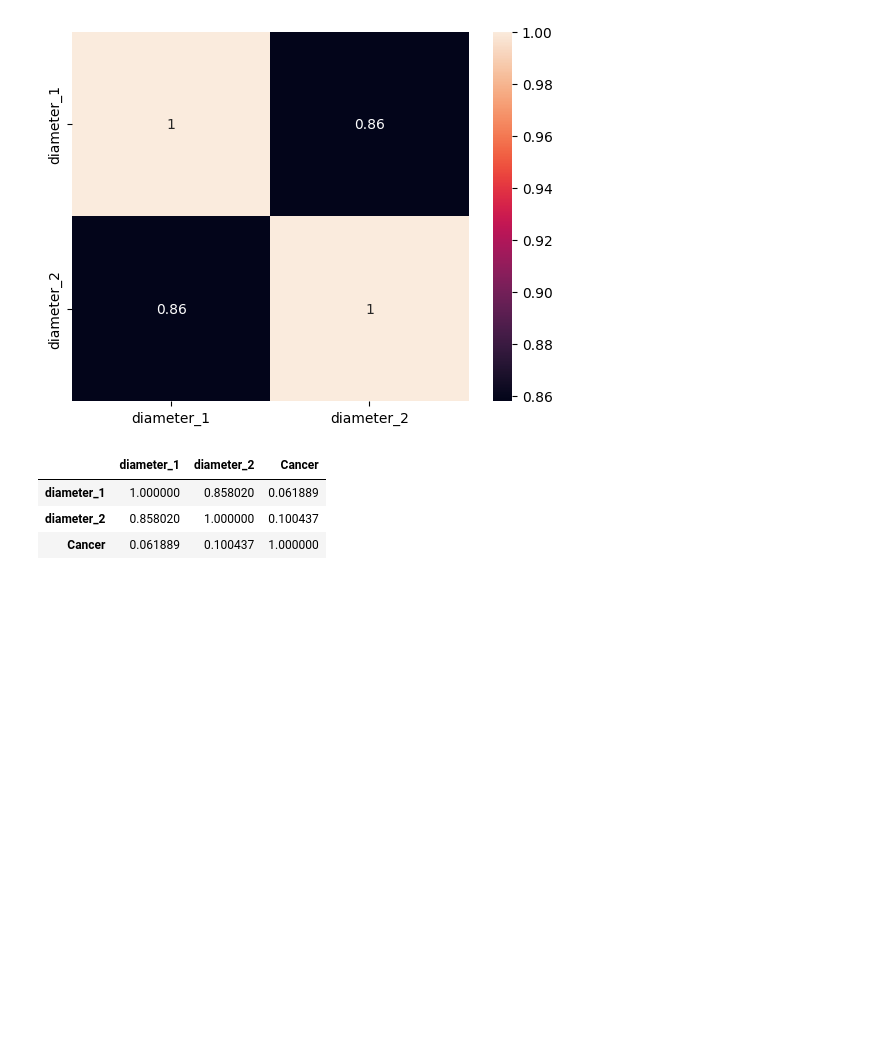
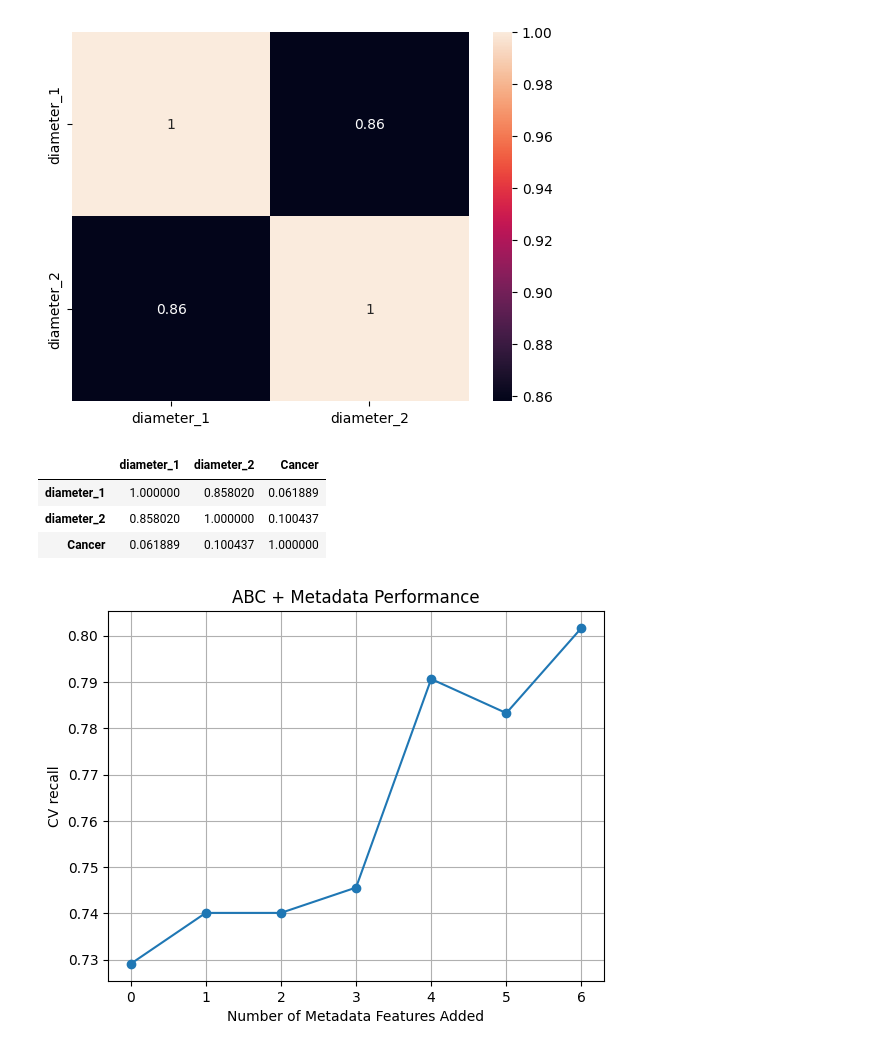
Before and after one commit to mirkagem/2025-FYP-groupG, a Jupyter notebook: model_combined.ipynb, the cells around one changed output. Saved outputs shown, nothing was run; the diff lists cells and outputs as text; code cells hidden in the pictures; blank space fills up the shorter version.

Commit message:
updated combined model - exploring idea to loop

```diff
--- a/model_combined.ipynb
+++ b/model_combined.ipynb
@@ -196,48 +196,58 @@ Name: Cancer, dtype: float64
 | diameter_2 | 0.858020 | 1.000000 | 0.100437 |
 | Cancer | 0.061889 | 0.100437 | 1.000000 |
 # %%
+from sklearn.feature_selection import SelectKBest, mutual_info_classif
+from sklearn.model_selection import cross_validate
+from sklearn.tree import DecisionTreeClassifier
+from sklearn.feature_selection import SelectKBest, mutual_info_classif
+from sklearn.preprocessing import MinMaxScaler
+import pandas as pd
+import matplotlib.pyplot as plt
+
+
 abc_features = ['A - worst asymmetry', 'B - compactness', 'C - red variance',
        'C - green variance', 'C - blue variance']
 metadata_features = ['grew', 'bleed', 'elevation', 'hurt', 'diameter_2','itch']
-lifestyle_features = ['smoke', 'drink', 'pesticides']
+lifestyle_features = ['smoke', 'drink']  #pesticides missing and wotter/sewage missing
 metadata_all = metadata_features + lifestyle_features
 
-combined_df2
+combined_df2 = combined_df2.notna()
 
-# from sklearn.feature_selection import SelectKBest, mutual_info_classif
 
-# X_meta = combined_df[metadata_features]
-# y = combined_df['Cancer']
+X_meta = combined_df2[metadata_all]
+y = combined_df2['Cancer']
 
-# # Ranking metadata features by mutual information
-# selector = SelectKBest(mutual_info_classif, k='all')
-# selector.fit(X_meta, y)
+# Ranking metadata features by mutual information
+selector = SelectKBest(mutual_info_classif, k='all')
+selector.fit(X_meta, y)
 
-# # Sort features by importance
-# importances = selector.scores_
-# ranked_metadata = [f for f, _ in sorted(zip(metadata_features, importances), key=lambda x: x[1], reverse=True)]
+# Sort features by importance
+importances = selector.scores_
+ranked_metadata = [f for f, _ in sorted(zip(metadata_features, importances), key=lambda x: x[1], reverse=True)]
 
-# from sklearn.model_selection import cross_val_score
-# from sklearn.tree import DecisionTreeClassifier
-# import numpy as np
+from sklearn.model_selection import cross_val_score
+from sklearn.tree import DecisionTreeClassifier
+import numpy as np
 
-# scores = []
+scores = []
 
-# for n in range(0, len(ranked_metadata) + 1):
-#     current_features = abc_features + ranked_metadata[:n]
-#     X = combined_df[current_features]
-#     y = combined_df['Cancer']
+for n in range(0, len(ranked_metadata) + 1):
+    current_features = abc_features + ranked_metadata[:n]
+    X = combined_df[current_features]
+    y = combined_df['Cancer']
 
-#     model = DecisionTreeClassifier(random_state=42)
-#     cv_score = cross_val_score(model, X, y, cv=5, scoring='accuracy').mean()
-#     scores.append(cv_score)
+    model = DecisionTreeClassifier(random_state=42)
+    cv_score = cross_val_score(model, X, y, cv=5, scoring='recall').mean()
+    scores.append(cv_score)
 
-# # Plot performance vs number of metadata features
-# import matplotlib.pyplot as plt
+# Plot performance vs number of metadata features
+import matplotlib.pyplot as plt
 
-# plt.plot(range(len(scores)), scores, marker='o')
-# plt.xlabel('Number of Metadata Features Added')
-# plt.ylabel('CV Accuracy')
-# plt.title('ABC + Metadata Performance')
-# plt.grid(True)
-# plt.show()
+plt.plot(range(len(scores)), scores, marker='o')
+plt.xlabel('Number of Metadata Features Added')
+plt.ylabel('CV recall')
+plt.title('ABC + Metadata Performance')
+plt.grid(True)
+plt.show()
+# %% [output]
+[figure, added]
```
Also changed, not shown: 1 other file.
